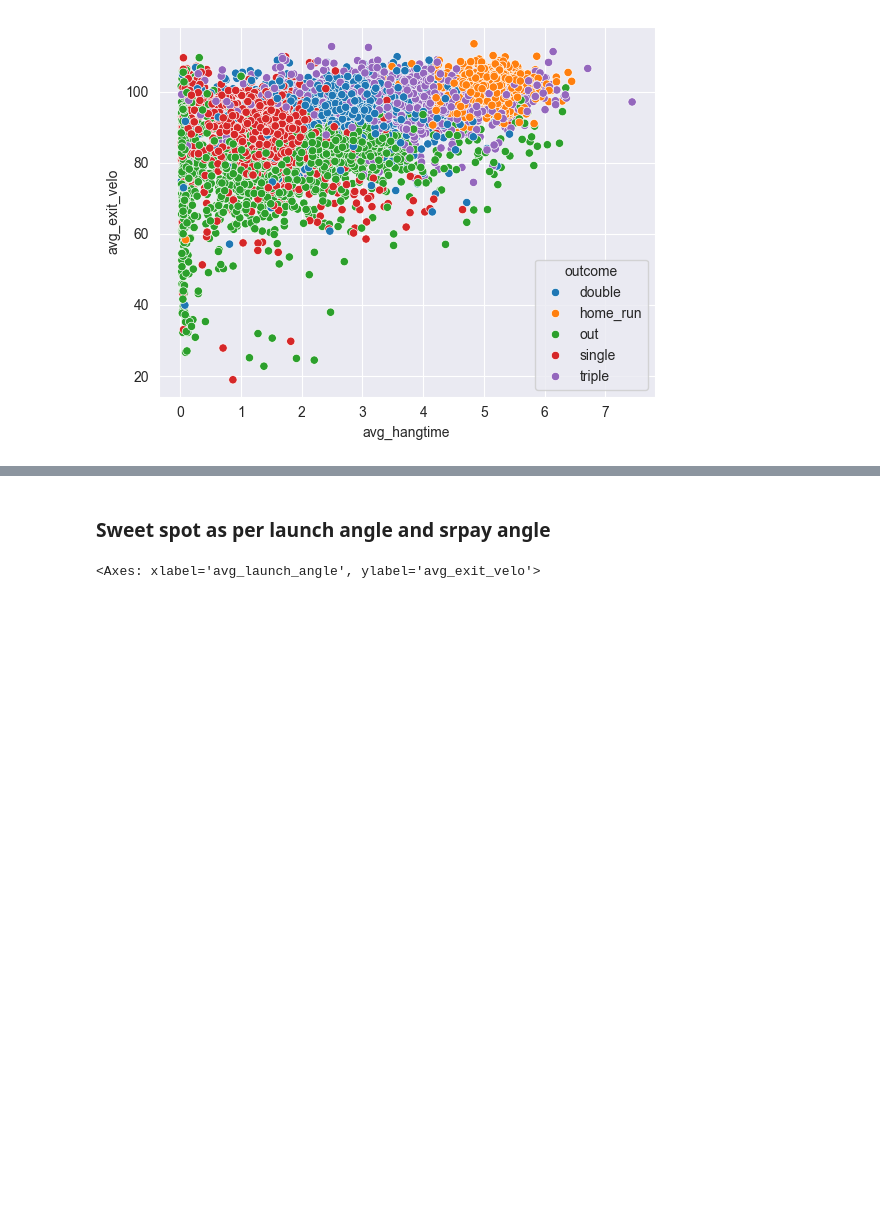
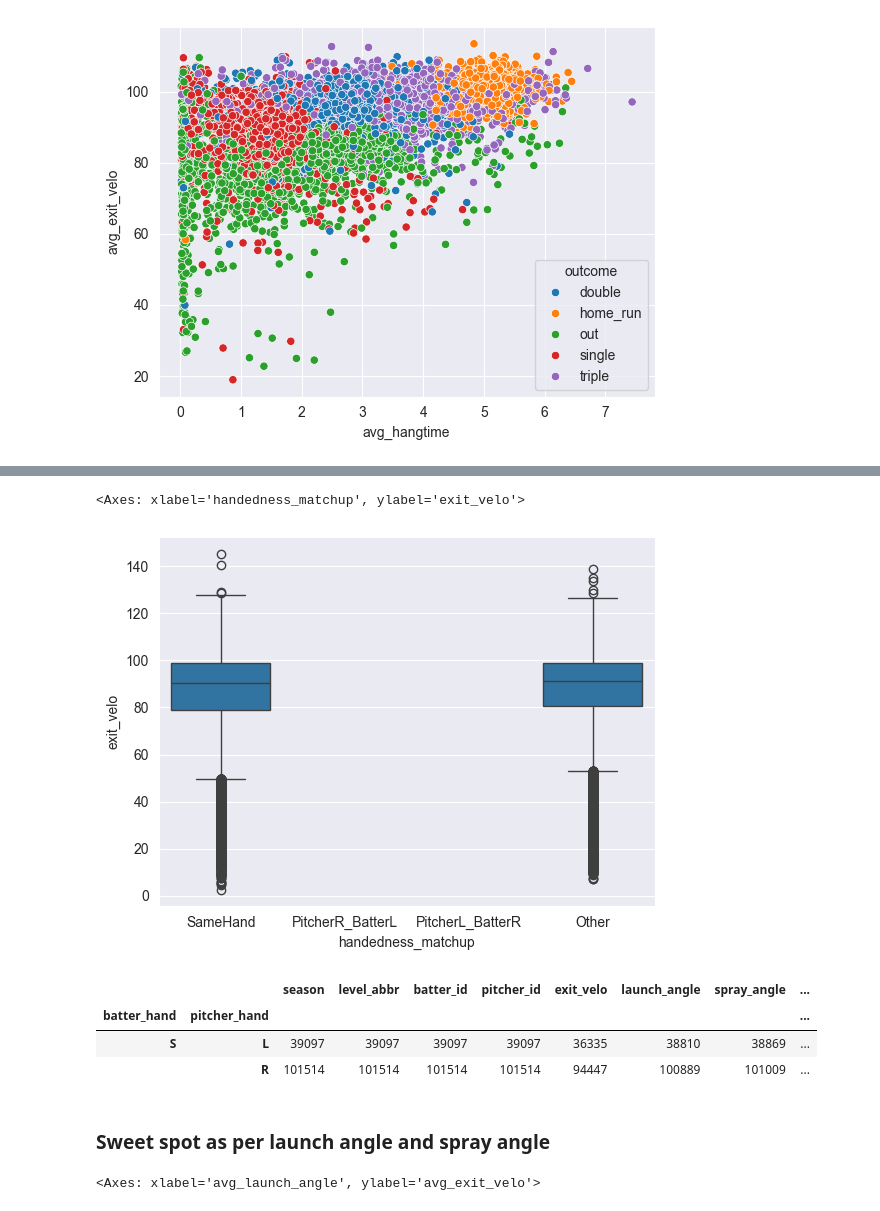
Before and after one commit to mariaob1201/Miami-marlins-challenge, a Jupyter notebook: 2_Data_Exploration/data_exploration.ipynb, the cells around one changed output, grey strips where cells are left out. Drawn from its saved outputs; the diff is of its cells as text; code cells hidden in the pictures; blank space fills up the shorter version.

```diff
--- a/2_Data_Exploration/data_exploration.ipynb
+++ b/2_Data_Exploration/data_exploration.ipynb
@@ -224,5 +280,19 @@ sns.scatterplot(data=agg, x="avg_hangtime", y="avg_exit_velo", hue="outcome")
+# %%
+sns.boxplot(
+    data=df, x="handedness_matchup", y="exit_velo"
+)
+# %% [output]
+<Axes: xlabel='handedness_matchup', ylabel='exit_velo'>
+[figure, added]
+# %%
+df[df['handedness_matchup']=='Other'].groupby(['batter_hand','pitcher_hand']).count()
+# %% [output]
+|  |  | season | level_abbr | batter_id | pitcher_id | exit_velo | launch_angle | spray_angle | ... |
+| batter_hand | pitcher_hand |  |  |  |  |  |  |  | ... |
+| S | L | 39097 | 39097 | 39097 | 39097 | 36335 | 38810 | 38869 | ... |
+|  | R | 101514 | 101514 | 101514 | 101514 | 94447 | 100889 | 101009 | ... |
 # %% [markdown]
-### Sweet spot as per launch angle and srpay angle
+### Sweet spot as per launch angle and spray angle
 # %%
 agg = df.groupby(['batter_id','hit_type']).agg(
         events=('exit_velo', 'count'),
```
Also changed, not shown: parts of 11 cells of this notebook, 14 other files.
